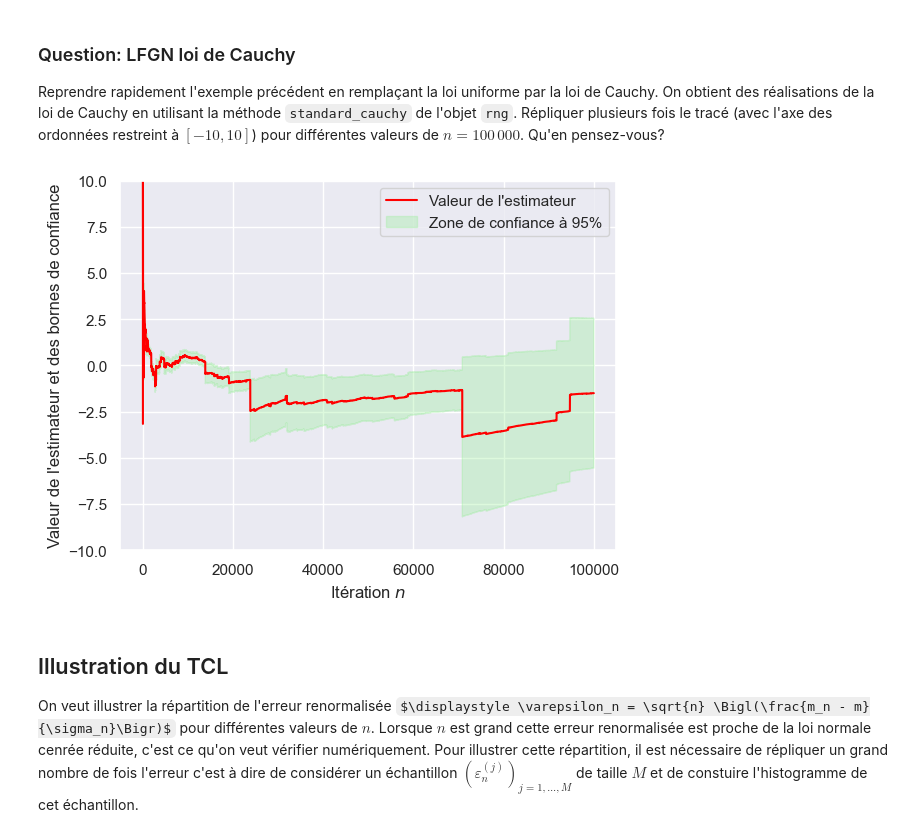
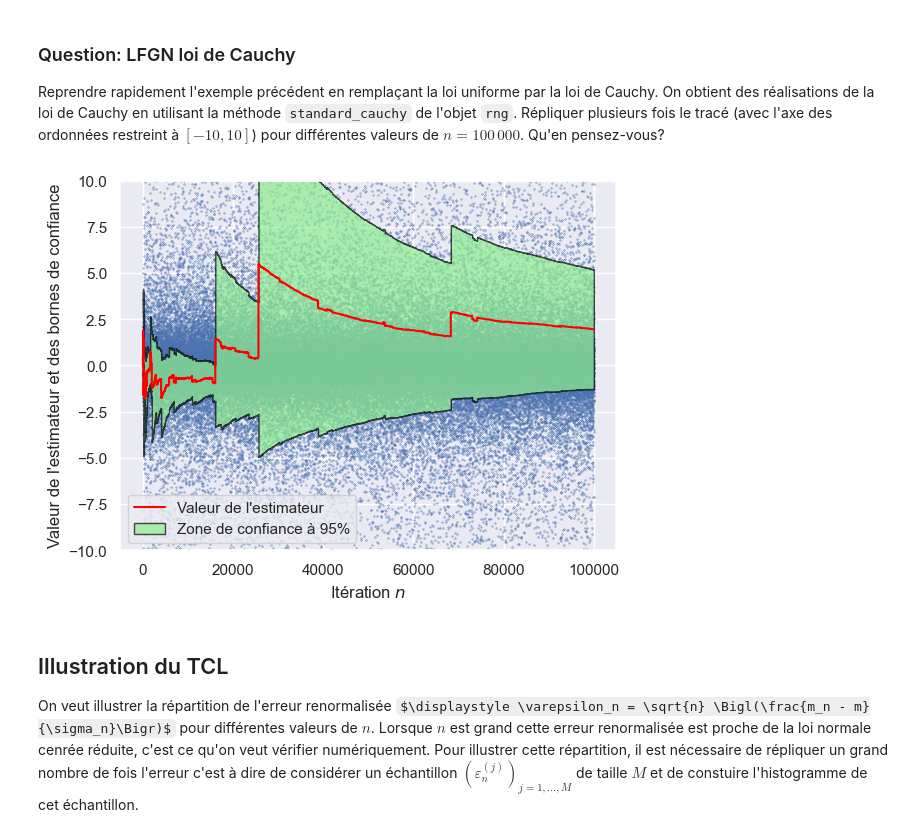
Before and after one commit to PolTibau/Probabilit-s-num-riques, a Jupyter notebook: TP/TP3 Sujet.ipynb, the cells around one changed output. Cells and saved outputs as stored; diff of their text form; code cells hidden in the pictures; some formulas as TeX source.

```diff
--- a/TP/TP3 Sujet.ipynb
+++ b/TP/TP3 Sujet.ipynb
@@ -77,22 +78,21 @@ Reprendre rapidement l'exemple précédent en remplaçant la loi uniforme par la
 # %%
 n = 100000
 C = stats.cauchy.rvs(size=n)
 est = 1/np.arange(1,n+1) * C.cumsum()
-sigma2 = 1/(np.arange(2,n+1)-1) * ((C**2).cumsum()[1:] - est[1:]**2)
-
-ic = np.sqrt(sigma2/n)*stats.norm.ppf(0.975)
+sigma2 = 1/(np.arange(2,n+1)-1) * ((C**2).cumsum()[1:] - np.arange(2,n+1)*est[1:]**2)
+ic = np.sqrt(sigma2/np.arange(2,n+1))*stats.norm.ppf(0.975)
 
 fig,ax = plt.subplots()
 ax.set_ylim(-10,10)
-#ax.scatter(np.arange(1,n+1), C, s=1, marker='x', color='C0')
+ax.scatter(np.arange(1,n+1), C, s=1, alpha=0.4, marker='x', color='C0')
 ax.plot(np.arange(1,n+1), est, color='red', label="Valeur de l'estimateur")
-ax.fill_between(np.arange(1,n),(est[1:]-ic), (est[1:]+ic), edgecolor='black', color='lightgreen', alpha=0.3, label='Zone de confiance à 95%')
+ax.fill_between(np.arange(2,n+1),(est[1:]-ic), (est[1:]+ic), edgecolor='black', facecolor='lightgreen', alpha=0.7, label='Zone de confiance à 95%')
 ax.set_ylabel("Valeur de l'estimateur et des bornes de confiance")
 ax.set_xlabel("Itération $\\it{n}$")
 ax.legend()
 plt.show()
 # %% [output]
-[figure, old version]
+[figure, new version]
 # %% [markdown]
 ## Illustration du TCL
 
```
Also changed, not shown: parts of 7 cells of this notebook.
